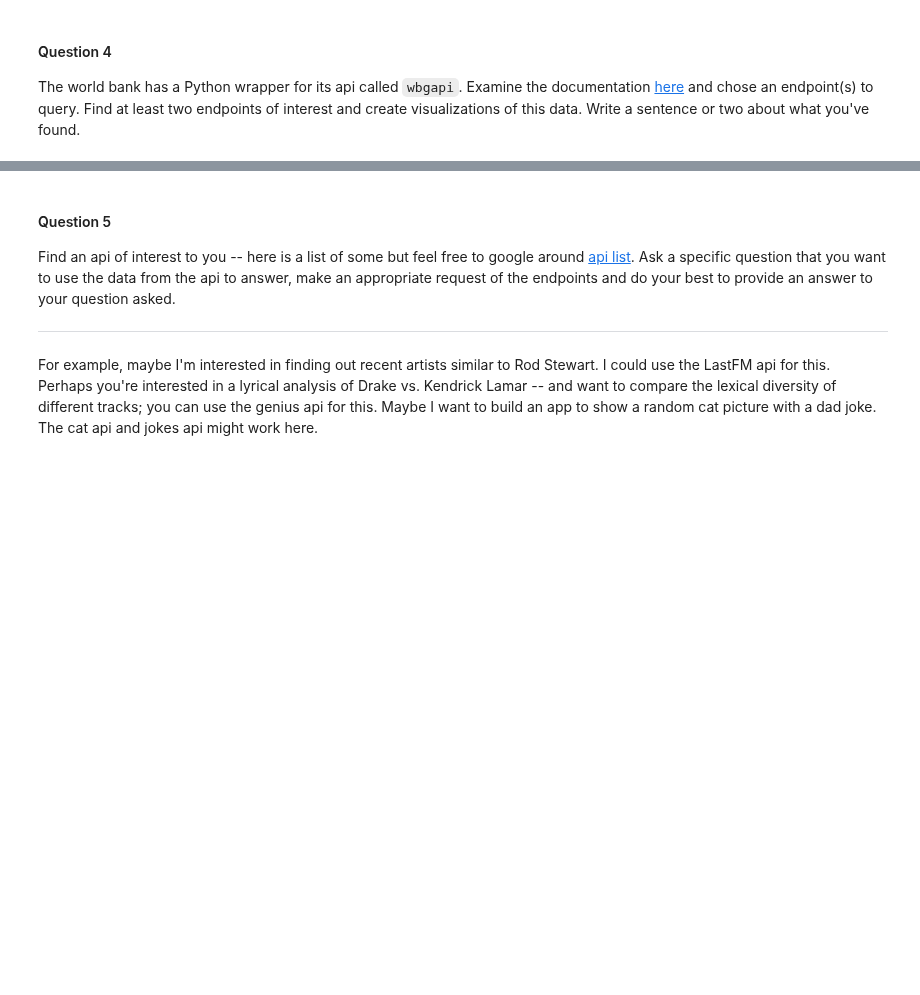
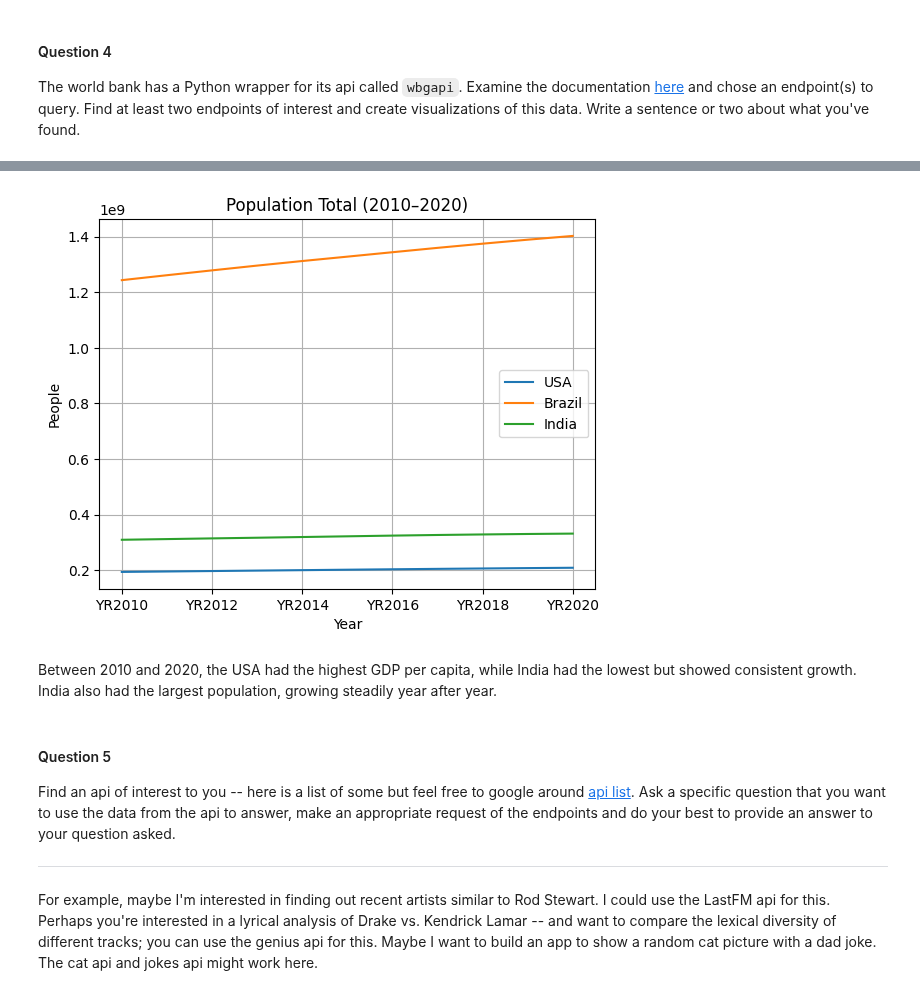
Before and after one commit to josepeon/python_dad_class, a Jupyter notebook: dad_apis_webscraping_hw.ipynb, the cells around one changed output, grey strips where cells are left out. Saved outputs shown, nothing was run; the diff lists cells and outputs as text; code cells hidden in the pictures; blank space fills up the shorter version.

```diff
--- a/dad_apis_webscraping_hw.ipynb
+++ b/dad_apis_webscraping_hw.ipynb
@@ -58,0 +180,5 @@ The world bank has a Python wrapper for its api called `wbgapi`.  Examine the do
+# %%
+pop = wb.data.DataFrame('SP.POP.TOTL', ['USA', 'BRA', 'IND'], time=range(2010, 2021))
+pop = pop.transpose()
+pop.columns = ['USA', 'Brazil', 'India']
+pop.index.name = 'Year'
@@ -59,3 +191,11 @@ The world bank has a Python wrapper for its api called `wbgapi`.  Examine the do
+# %%
+pop.plot(title='Population Total (2010–2020)', ylabel='People')
+plt.grid(True)
+plt.show()
+# %% [output]
+[figure, added]
+# %% [markdown]
+Between 2010 and 2020, the USA had the highest GDP per capita, while India had the lowest but showed consistent growth. India also had the largest population, growing steadily year after year.
 # %% [markdown]
 #### Question 5
 
```
Also changed, not shown: parts of 14 cells of this notebook.
